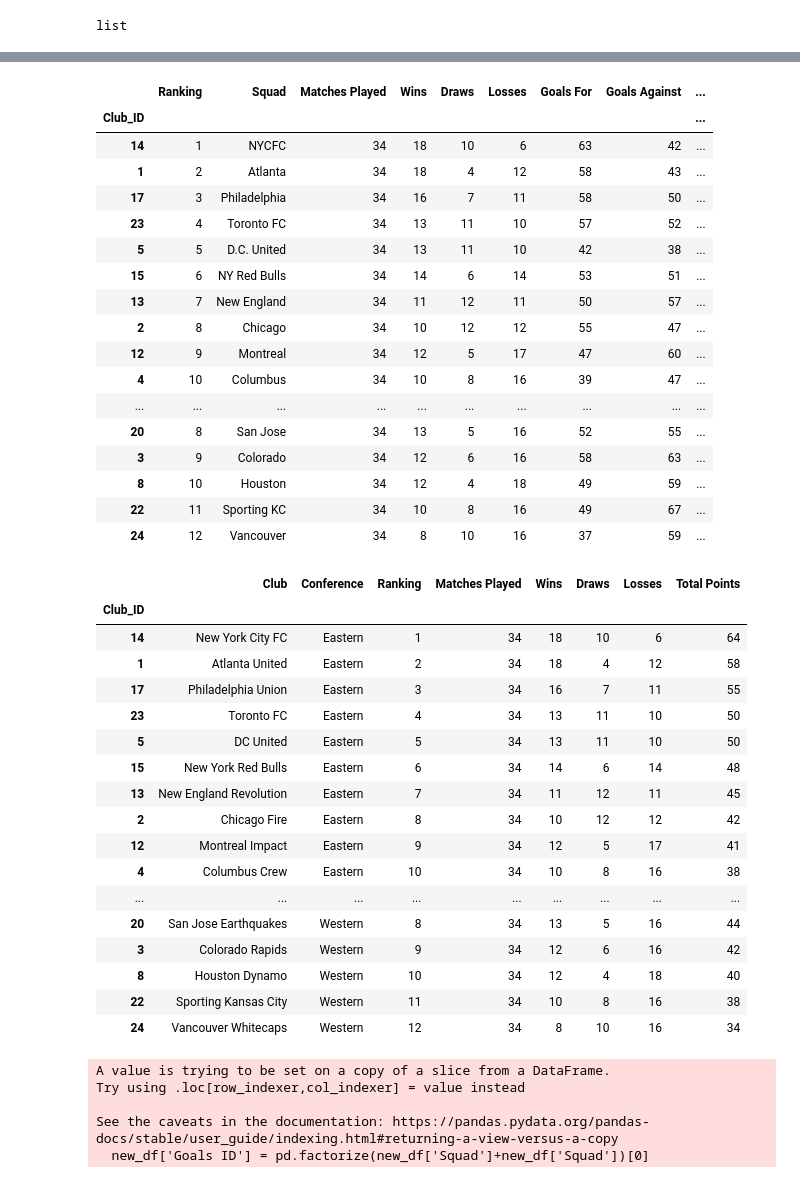
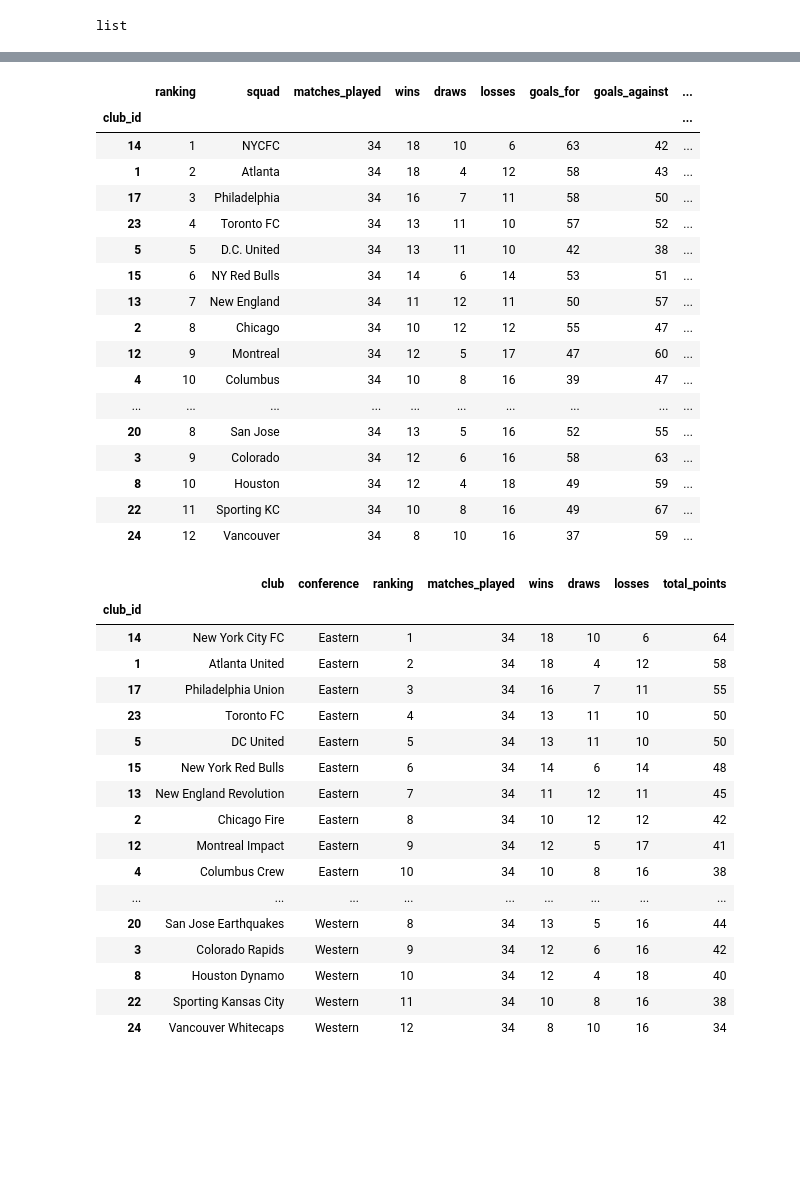
Before and after one commit to dgustave/ETL-Challenge, a Jupyter notebook: notebooks/mls_data.ipynb, the cells around one changed output, grey strips where cells are left out. Cells and saved outputs as stored; diff of their text form; code cells hidden in the pictures; blank space fills up the shorter version.

Commit message:
adjusted all tables and columns with no capitalization for sql queries

```diff
--- a/notebooks/mls_data.ipynb
+++ b/notebooks/mls_data.ipynb
@@ -105,7 +107,7 @@ def neo_column(table, row_value):
     for i in range(len(table)): # table name of current df variable, column name = " ":, row_value = "string" , int, etc...
         data.append(row_value)
 neo_column(eastern_df, "Eastern")
-eastern_df["Conference"] = data
+eastern_df["conference"] = data
 # %%
 # View the table with new column:
 eastern_df
@@ -119,2 +115,10 @@ western_df.columns = ['Ranking', 'Squad', 'Matches Played', 'Wins', 'Draws', 'Lo
+# %%
+# Perform same process on western
+western_df = tables[2]
+western_df.head()
+# Rename columns:
+western_df.columns = ['ranking', 'squad', 'matches_played', 'wins', 'draws', 'losses', 'goals_for', 'goals_against',
+                      'goal_differential', 'total_points', 'expected_goals', "expected_goals_allowed", "expected_goals_differiential",
+                      "expected_goals_differiential_mins", 'spectators', 'top_team_scorer', 'goalkeeper', 'notes' ]
 # %%
 # Delete column notes:
@@ -138,6 +142,6 @@ western_df
 # Create a Clubs list to match to Squads.
 club2 = ['LAFC', 'Seattle Sounders FC', 'Real Salt Lake', 'Minnesota United', 'LA Galaxy', 'Portland Timbers', 'FC Dallas', 'San Jose Earthquakes',
                     'Colorado Rapids', 'Houston Dynamo',  'Sporting Kansas City', 'Vancouver Whitecaps']
-western_df["Club"] = club2
+western_df["club"] = club2
 western_df
 # %% [output]
@@ -160,7 +164,7 @@ def neo_column2(table, row_value):
     for i in range(len(table)): # table name of current df variable, column name = " ":, row_value = "string" , int, etc...
         data2.append(row_value)
 neo_column2(western_df, "Western")
-western_df["Conference"] = data2
+western_df["conference"] = data2
 western_df.to_csv('../data/interim/western_mls_int.csv', encoding='utf-8')
 western_df
 # %% [output]
@@ -203,16 +207,16 @@ mls_league_df
 # %%
 team_id = {
     'Atlanta United': 1,'Chicago Fire': 2,'Colorado Rapids': 3,'Columbus Crew': 4,'DC United': 5,'FC Cincinnati': 6,
     'FC Dallas': 7,'Houston Dynamo': 8,'LA Galaxy': 9,'LAFC': 10,'Minnesota United': 11,'Montreal Impact': 12,
     'New England Revolution': 13,'New York City FC': 14,'New York Red Bulls': 15,'Orlando City SC': 16,'Philadelphia Union': 17,'Portland Timbers': 18,
     'Real Salt Lake': 19,'San Jose Earthquakes': 20,'Seattle Sounders FC': 21,'Sporting Kansas City': 22,'Toronto FC': 23,'Vancouver Whitecaps': 24}
-mls_league_df['Club_ID'] = mls_league_df['Club'].map(team_id)
-mls_league_df = mls_league_df.set_index('Club_ID')
+mls_league_df['club_id'] = mls_league_df['club'].map(team_id)
+mls_league_df = mls_league_df.set_index('club_id')
 mls_league_df.to_csv('../data/interim/mls_leagues_int.csv', encoding='utf-8')
 mls_league_df
 # %% [output]
-|  | Ranking | Squad | Matches Played | Wins | Draws | Losses | Goals For | Goals Against | ... |
-| Club_ID |  |  |  |  |  |  |  |  | ... |
+|  | ranking | squad | matches_played | wins | draws | losses | goals_for | goals_against | ... |
+| club_id |  |  |  |  |  |  |  |  | ... |
 | 14 | 1 | NYCFC | 34 | 18 | 10 | 6 | 63 | 42 | ... |
 | 1 | 2 | Atlanta | 34 | 18 | 4 | 12 | 58 | 43 | ... |
 | 17 | 3 | Philadelphia | 34 | 16 | 7 | 11 | 58 | 50 | ... |
@@ -231,12 +235,12 @@ mls_league_df
 | 24 | 12 | Vancouver | 34 | 8 | 10 | 16 | 37 | 59 | ... |
 # %%
 # Split dataframe into relevant categories for tables:
-league_df = mls_league_df[['Club','Conference', 'Ranking', 'Matches Played', 'Wins', 'Draws', 'Losses', 'Total Points']]
+league_df = mls_league_df[['club','conference', 'ranking', 'matches_played', 'wins', 'draws', 'losses', 'total_points']]
 league_df.to_csv('../data/processed/league.csv', encoding='utf-8')
 league_df
 # %% [output]
-|  | Club | Conference | Ranking | Matches Played | Wins | Draws | Losses | Total Points |
-| Club_ID |  |  |  |  |  |  |  |  |
+|  | club | conference | ranking | matches_played | wins | draws | losses | total_points |
+| club_id |  |  |  |  |  |  |  |  |
 | 14 | New York City FC | Eastern | 1 | 34 | 18 | 10 | 6 | 64 |
 | 1 | Atlanta United | Eastern | 2 | 34 | 18 | 4 | 12 | 58 |
 | 17 | Philadelphia Union | Eastern | 3 | 34 | 16 | 7 | 11 | 55 |
@@ -256,16 +260,10 @@ league_df
 # %%
 # A warning will appear, but this will generate Id's through factorization
 
-def fake_id(df, new_df):
-    new_df = df[['Goals For', 'Goals Against', 'Goal Differential', 'Squad']]  # Call columns you need in dataframe
-    # We don't know whether this will modify df or not. However you will have to restart kernel to edit column name in the function
-    new_df['Goals ID'] = pd.factorize(new_df['Squad']+new_df['Squad'])[0]
-    new_df.to_csv('../data/processed/actual.csv', encoding='utf-8')
-    return new_df
-actual_stats_df = fake_id(mls_league_df, 'actual_stats_df')
+# def fake_id(df, new_df):
+#     new_df = df[['goals_for', 'goals_against', 'goal_differential', 'squad']]  # Call columns you need in dataframe
+#     # We don't know whether this will modify df or not. However you will have to restart kernel to edit column name in the function
+#     new_df['goals _id'] = pd.factorize(new_df['squad']+new_df['squad'])[0]
+#     new_df.to_csv('../data/processed/actual.csv', encoding='utf-8')
+#     return new_df
+# actual_stats_df = fake_id(mls_league_df, 'actual_stats_df')
-# %% [output]
-A value is trying to be set on a copy of a slice from a DataFrame.
-Try using .loc[row_indexer,col_indexer] = value instead
-
-See the caveats in the documentation: https://pandas.pydata.org/pandas-docs/stable/user_guide/indexing.html#returning-a-view-versus-a-copy
-  new_df['Goals ID'] = pd.factorize(new_df['Squad']+new_df['Squad'])[0]
```
Also changed, not shown: parts of 18 cells of this notebook, 11 other files.
